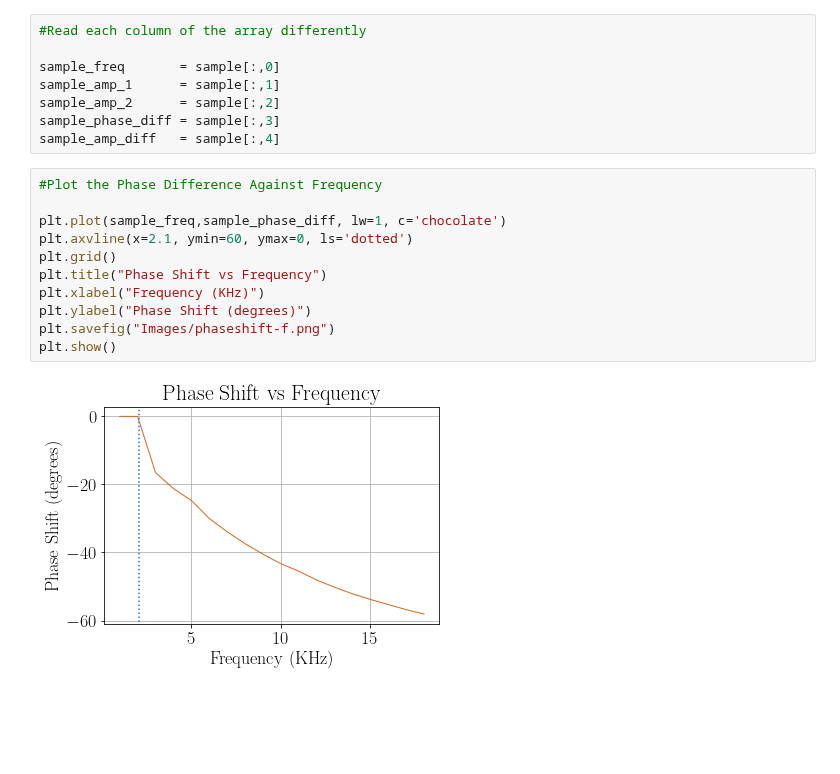
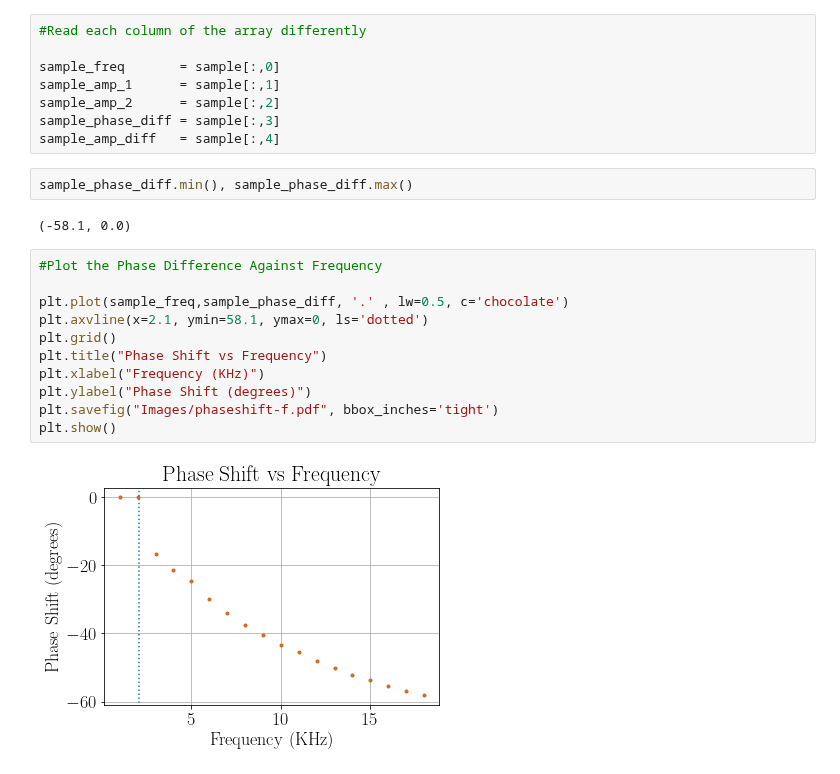
Before and after one commit to aaronkebede/PHY220, a Jupyter notebook: project-one/hand-recorded-data/plots.ipynb, the cells around one changed output. Drawn from its saved outputs; the diff is of its cells as text; blank space fills up the shorter version.

Commit message:
make the plots nicer and of the PDF form

```diff
--- a/project-one/hand-recorded-data/plots.ipynb
+++ b/project-one/hand-recorded-data/plots.ipynb
@@ -27,19 +27,23 @@ sample_amp_1      = sample[:,1]
 sample_amp_2      = sample[:,2]
 sample_phase_diff = sample[:,3]
 sample_amp_diff   = sample[:,4]
+# %%
+sample_phase_diff.min(), sample_phase_diff.max()
+# %% [output]
+(-58.1, 0.0)
 # %%
 #Plot the Phase Difference Against Frequency
 
-plt.plot(sample_freq,sample_phase_diff, lw=1, c='chocolate')
-plt.axvline(x=2.1, ymin=60, ymax=0, ls='dotted')
+plt.plot(sample_freq,sample_phase_diff, '.' , lw=0.5, c='chocolate')
+plt.axvline(x=2.1, ymin=58.1, ymax=0, ls='dotted')
 plt.grid()
 plt.title("Phase Shift vs Frequency")
 plt.xlabel("Frequency (KHz)")
 plt.ylabel("Phase Shift (degrees)")
-plt.savefig("Images/phaseshift-f.png")
+plt.savefig("Images/phaseshift-f.pdf", bbox_inches='tight')
 plt.show()
 # %% [output]
-[figure, old version]
+[figure, new version]
 # %%
 #Plot the Amplitude Difference Against Frequency
 
```
Also changed, not shown: parts of 1 cell of this notebook, 16 other files.
